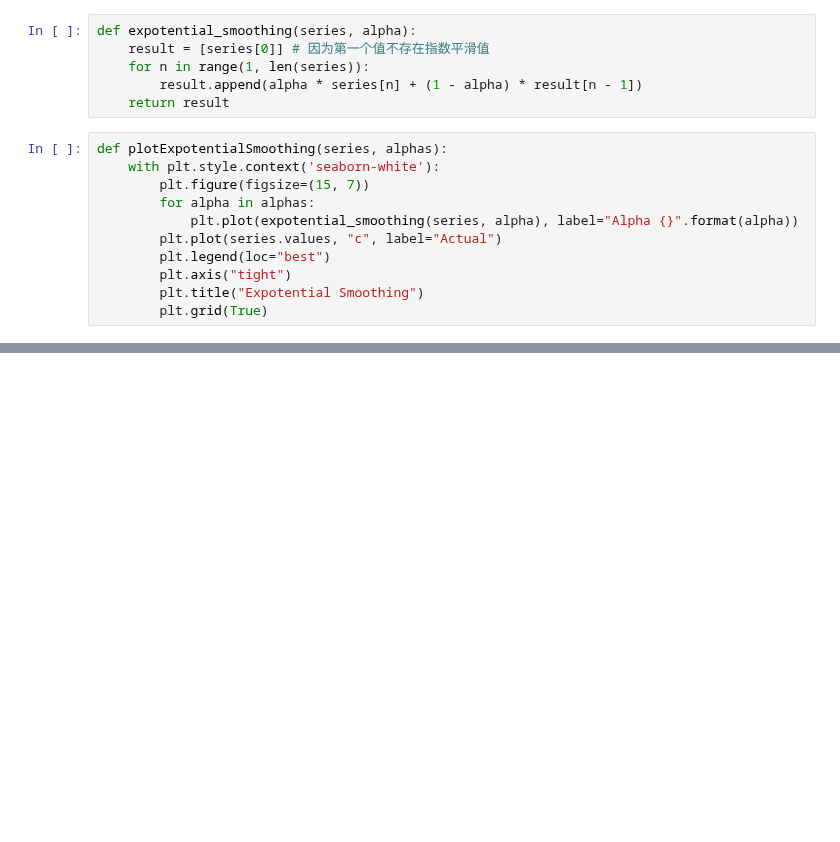
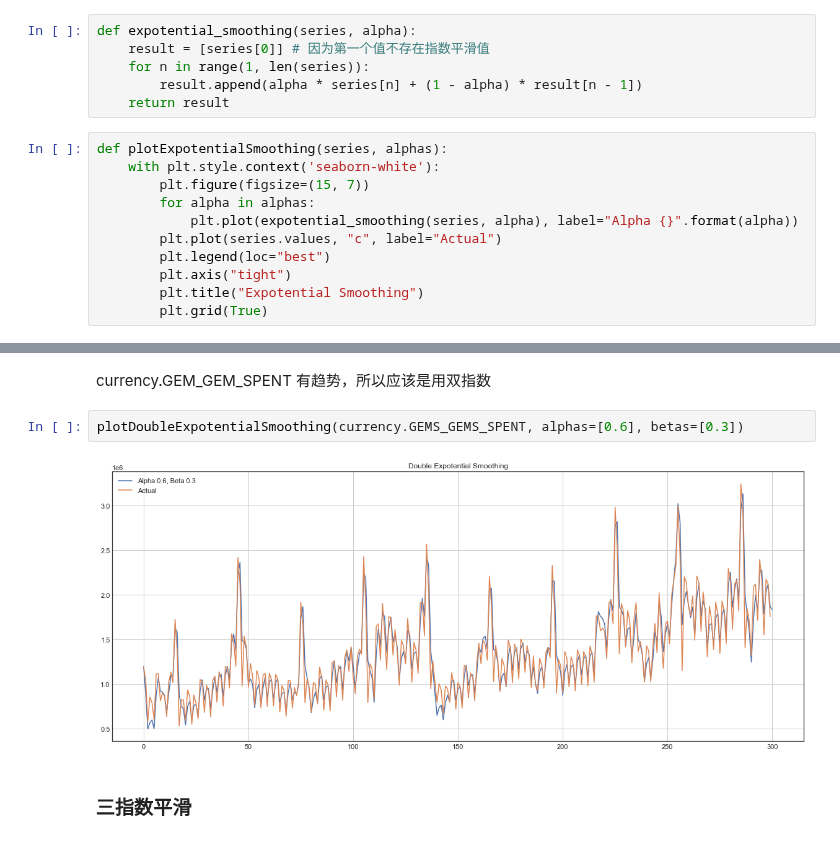
Before and after one commit to orinbai/notebook, a Jupyter notebook: TimeSeries/TimeSeries.ipynb, the cells around one changed output, grey strips where cells are left out. Drawn from its saved outputs; the diff is of its cells as text; blank space fills up the shorter version.

```diff
--- a/TimeSeries/TimeSeries.ipynb
+++ b/TimeSeries/TimeSeries.ipynb
@@ -102,0 +163,8 @@ plotExpotentialSmoothing(currency.GEMS_GEMS_SPENT, [0.03, 0.3])
+# %% [markdown]
+currency.GEM_GEM_SPENT 有趋势，所以应该是用双指数
+# %%
+plotDoubleExpotentialSmoothing(currency.GEMS_GEMS_SPENT, alphas=[0.6], betas=[0.3])
+# %% [output]
+[figure, added]
+# %% [markdown]
+### 三指数平滑
```
Also changed, not shown: parts of 12 cells of this notebook.
